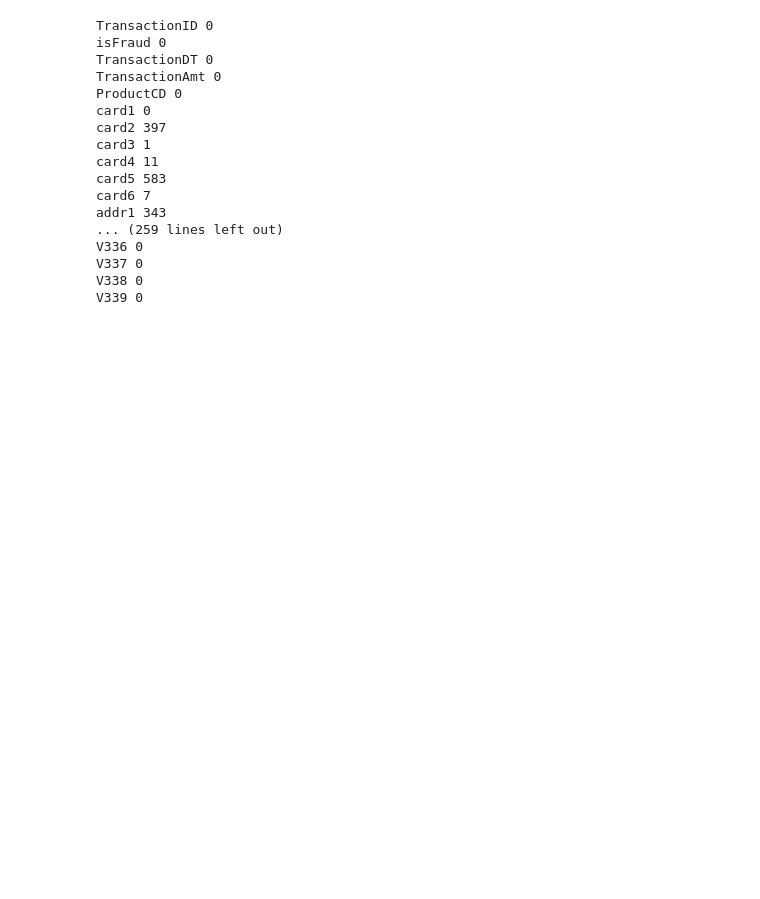
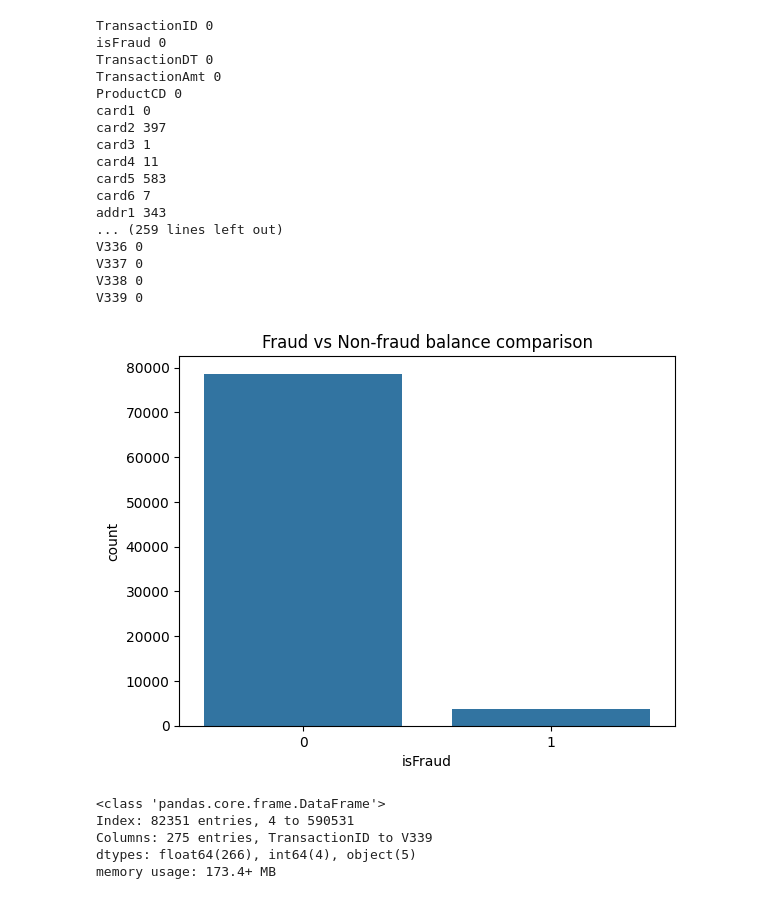
Before and after one commit to cathym20/IEEE-CIS-Fraud-Detection, a Jupyter notebook: notebook4110c978a0.ipynb, the cells around one changed output. Drawn from its saved outputs; the diff is of its cells as text; code cells hidden in the pictures; blank space fills up the shorter version.

```diff
--- a/notebook4110c978a0.ipynb
+++ b/notebook4110c978a0.ipynb
@@ -166,2 +171,8 @@ V339 0
+# %%
+sns.countplot(x=df_small['isFraud'])
+plt.title('Fraud vs Non-fraud balance comparison')
+plt.show()
+# %% [output]
+[figure, added]
 # %%
 from sklearn.preprocessing import OneHotEncoder
@@ -168,0 +180,8 @@ from sklearn.impute import KNNImputer
+# %%
+df_small.info()
+# %% [output]
+<class 'pandas.core.frame.DataFrame'>
+Index: 82351 entries, 4 to 590531
+Columns: 275 entries, TransactionID to V339
+dtypes: float64(266), int64(4), object(5)
+memory usage: 173.4+ MB
```
Also changed, not shown: parts of 12 cells of this notebook.
